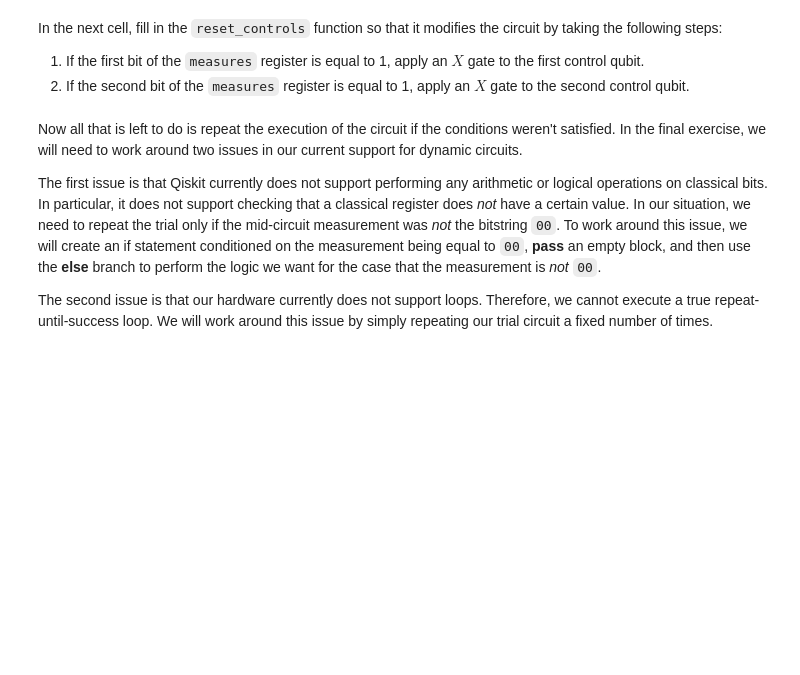
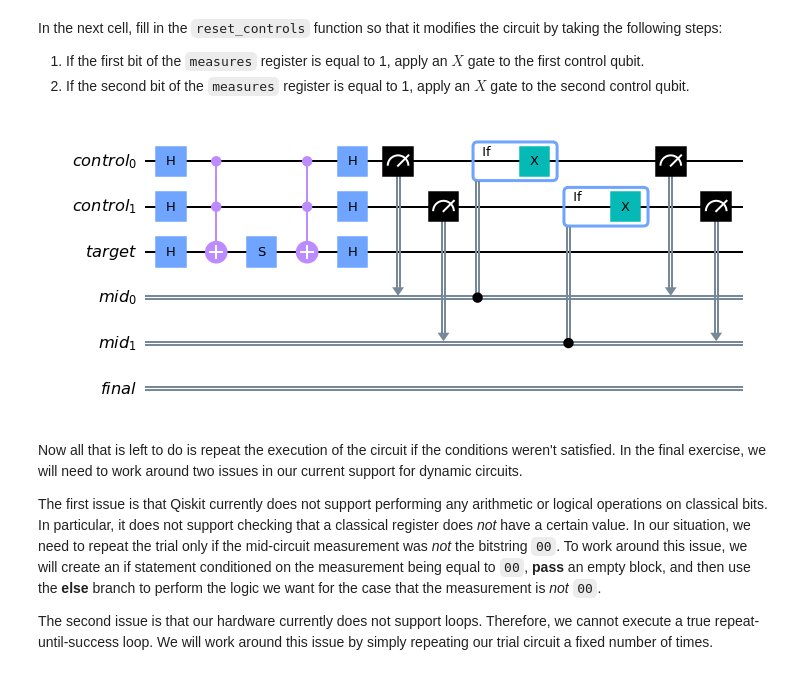
Before and after one commit to phoebe-lei/ibm-quantum-challenge-spring-2023, a Jupyter notebook: content/lab_1/lab1.ipynb, the cells around one changed output. Saved outputs shown, nothing was run; the diff lists cells and outputs as text; code cells hidden in the pictures; blank space fills up the shorter version.

```diff
--- a/content/lab_1/lab1.ipynb
+++ b/content/lab_1/lab1.ipynb
@@ -245,17 +280,22 @@ In the next cell, fill in the `reset_controls` function so that it modifies the
 # %%
 def reset_controls(
     circuit: QuantumCircuit, controls: QuantumRegister, measures: ClassicalRegister
 ):
     """Reset the control qubits if they are in |1>."""
 
     ####### your code goes here #######
-
+    with circuit.if_test((measures[0],1)):
+        circuit.x(controls[0])
+    with circuit.if_test((measures[1],1)):
+        circuit.x(controls[1])
 
 qc = base.copy_empty_like()
 trial(qc, target, controls, mid_measure)
 reset_controls(qc, controls, mid_measure)
 qc.measure(controls, mid_measure)
 qc.draw("mpl", cregbundle=False)
+# %% [output]
+[figure, added]
 # %%
 # Submit your circuit
 from qc_grader.challenges.spring_2023 import grade_ex1d
```
Also changed, not shown: parts of 10 cells of this notebook, 1 other file.
